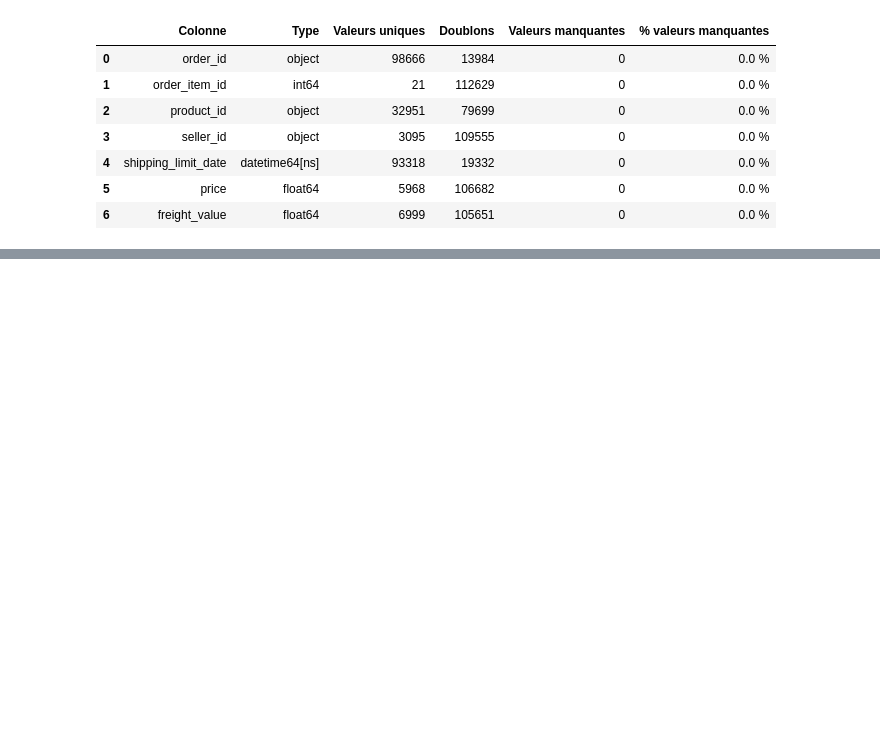
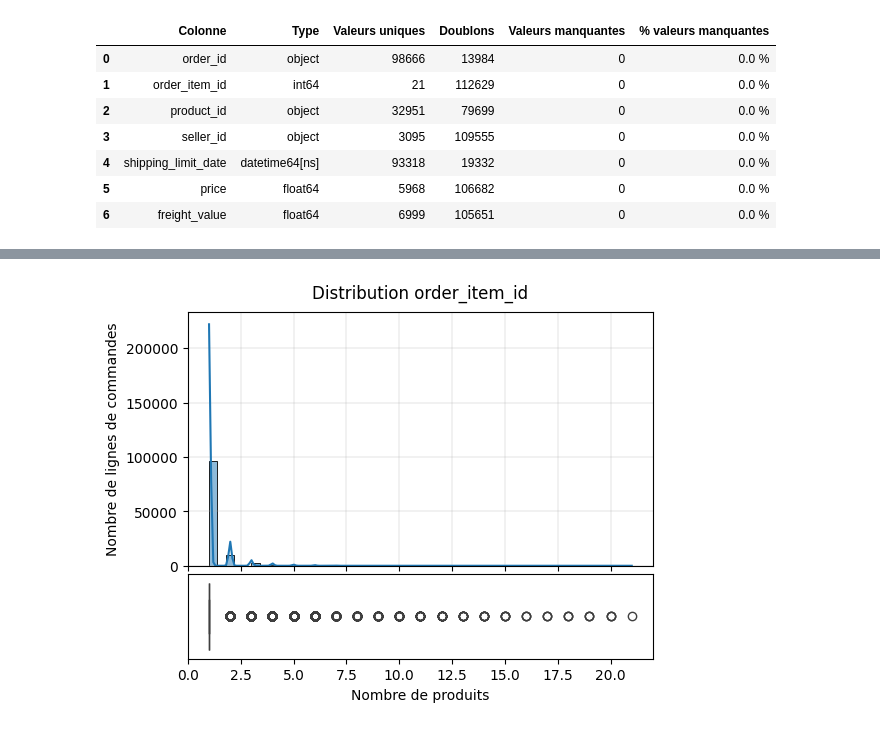
Before and after one commit to Christophe-Aballea/OC_projet5_Segmentez_des_clients_d_un_site_ecommerce, a Jupyter notebook: P05_Notebook2_EDA_FE.ipynb, the cells around one changed output, grey strips where cells are left out. Saved outputs shown, nothing was run; the diff lists cells and outputs as text; code cells hidden in the pictures; blank space fills up the shorter version.

```diff
--- a/P05_Notebook2_EDA_FE.ipynb
+++ b/P05_Notebook2_EDA_FE.ipynb
@@ -591,0 +594,9 @@ display(get_dataframe_infos(df_order_items))
+# %%
+# Récupération des 'order_id' de la table 'orders'
+valid_order_ids = df_orders['order_id'].unique()
+# %%
+# Filtre sur les 'order_id' valides
+valid_orders_mask = df_order_items['order_id'].isin(valid_order_ids)
+# %%
+# Suppression des lignes de 'df_order_items' ne correspondant pas à une commande valide dans 'df_orders'
+df_order_items = df_order_items.loc[valid_orders_mask]
@@ -597,0 +660,5 @@ df_orders.describe()
+# %%
+# Affichage de la distribution
+plot_distribution(df_order_items, 'order_item_id', 'Nombre de lignes de commandes', 'Nombre de produits')
+# %% [output]
+[figure, added]
```
Also changed, not shown: parts of 11 cells of this notebook, 1 other file.
